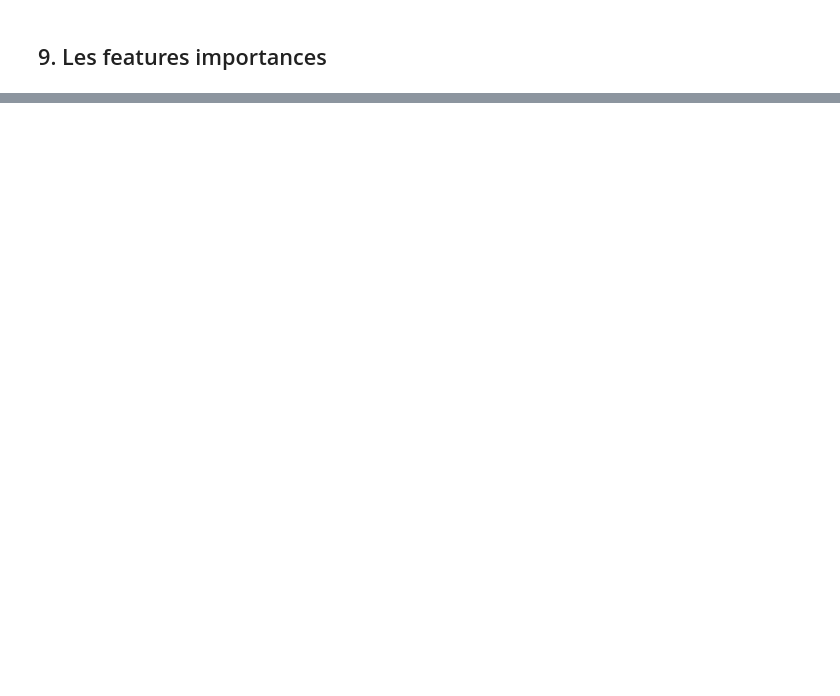
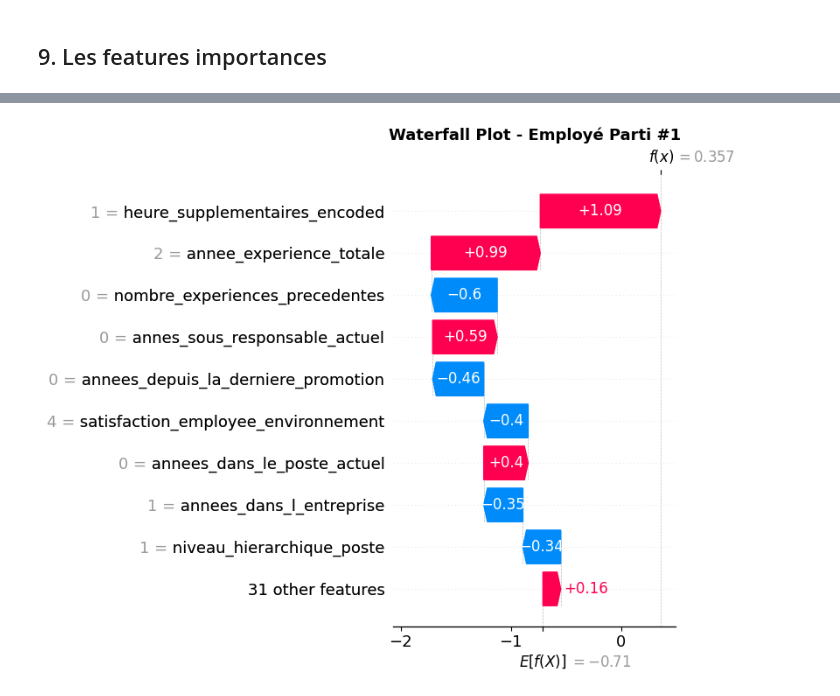
Before and after one commit to vler0ux/esn, a Jupyter notebook: 02_modelisation.ipynb, the cells around one changed output, grey strips where cells are left out. Saved outputs shown, nothing was run; the diff lists cells and outputs as text; code cells hidden in the pictures; blank space fills up the shorter version.

```diff
--- a/02_modelisation.ipynb
+++ b/02_modelisation.ipynb
@@ -1144,0 +1370,87 @@ print("\n⏭️  Il ne reste plus que la présentation PowerPoint !")
+# %%
+# ============================================================================
+# ÉTAPE 9.4 : FEATURE IMPORTANCE LOCALE - WATERFALL PLOTS
+# ============================================================================
+print("="*80)
+print("ÉTAPE 9.4 : FEATURE IMPORTANCE LOCALE - EXEMPLES INDIVIDUELS")
+print("="*80)
+
+# Identifier des exemples intéressants
+# 1. Exemples de DÉPARTS (y_test = 1)
+indices_partis = np.where(y_test == 1)[0]
+print(f"\n📊 Nombre d'employés partis dans le test : {len(indices_partis)}")
+
+# 2. Exemples de RÉTENTIONS (y_test = 0)
+indices_restes = np.where(y_test == 0)[0]
+print(f"📊 Nombre d'employés restés dans le test : {len(indices_restes)}")
+
+# Sélectionner 3 exemples de chaque catégorie
+exemples_partis = [0, 5, 10]  # Indices dans indices_partis
+exemples_restes = [0, 5, 10]  # Indices dans indices_restes
+
+print("\n" + "─"*80)
+print("🔴 ANALYSE : 3 EMPLOYÉS QUI SONT PARTIS")
+print("─"*80)
+
+for i, exemple_idx in enumerate(exemples_partis, 1):
+    if exemple_idx < len(indices_partis):
+        idx = indices_partis[exemple_idx]
+
+        print(f"\n{'='*60}")
+        print(f"EXEMPLE {i} - Employé parti (index {idx})")
+        print(f"{'='*60}")
+
+        # Créer le Waterfall plot
+        plt.figure(figsize=(10, 6))
+        shap.waterfall_plot(
+            shap.Explanation(
+                values=shap_values[idx],
+                base_values=explainer.expected_value,
+                data=X_test.iloc[idx],
+                feature_names=X_test.columns.tolist()
+            ),
+            max_display=10,
+            show=False
+        )
+        plt.title(f'Waterfall Plot - Employé Parti #{i}', fontsize=13, fontweight='bold')
+        plt.tight_layout()
+        plt.show()
+
+print("\n" + "─"*80)
+print("🟢 ANALYSE : 3 EMPLOYÉS QUI SONT RESTÉS")
+print("─"*80)
+
+for i, exemple_idx in enumerate(exemples_restes, 1):
+    if exemple_idx < len(indices_restes):
+        idx = indices_restes[exemple_idx]
+
+        print(f"\n{'='*60}")
+        print(f"EXEMPLE {i} - Employé resté (index {idx})")
+        print(f"{'='*60}")
+
+        # Créer le Waterfall plot
+        plt.figure(figsize=(10, 6))
+        shap.waterfall_plot(
+            shap.Explanation(
+                values=shap_values[idx],
+                base_values=explainer.expected_value,
+                data=X_test.iloc[idx],
+                feature_names=X_test.columns.tolist()
+            ),
+            max_display=10,
+            show=False
+        )
+        plt.title(f'Waterfall Plot - Employé Resté #{i}', fontsize=13, fontweight='bold')
+        plt.tight_layout()
+        plt.show()
+
+print("\n💡 COMMENT LIRE LE WATERFALL PLOT :")
+print("  • Base value (f(x)) : Prédiction moyenne du modèle")
+print("  • Flèches rouges (→) : Poussent vers le DÉPART")
+print("  • Flèches bleues (←) : Poussent vers la RÉTENTION")
+print("  • f(x) final : Prédiction pour cet employé spécifique")
+
+print("\n" + "="*80)
+print("✅ ÉTAPE 9.4 TERMINÉE")
+print("="*80)
+# %% [output]
@@ -1144,0 +1471 @@ print("\n⏭️  Il ne reste plus que la présentation PowerPoint !")
+[figure, added]
```
Also changed, not shown: parts of 39 cells of this notebook, 1 other file.
